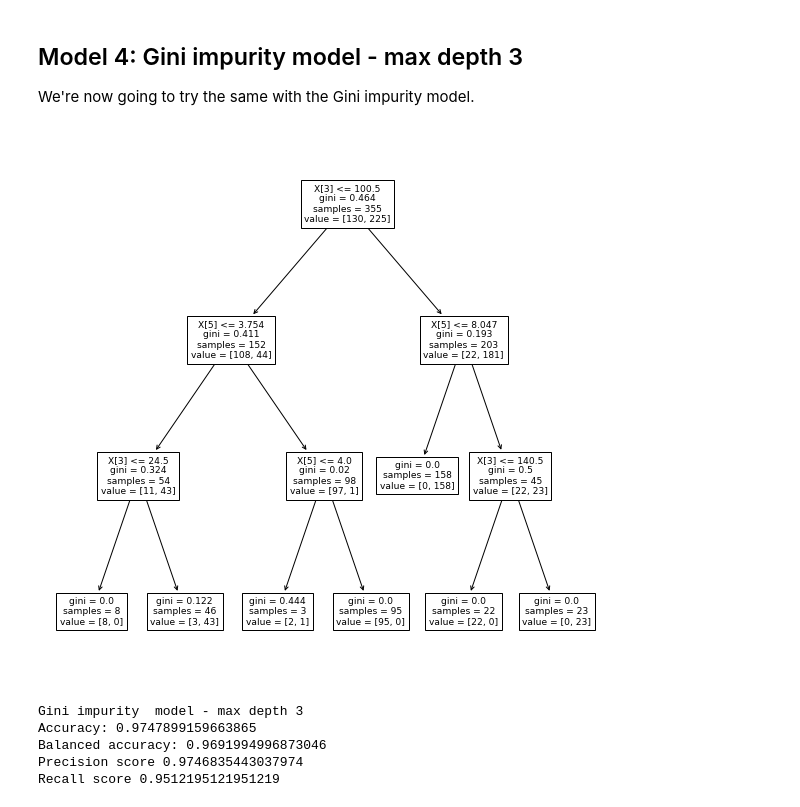
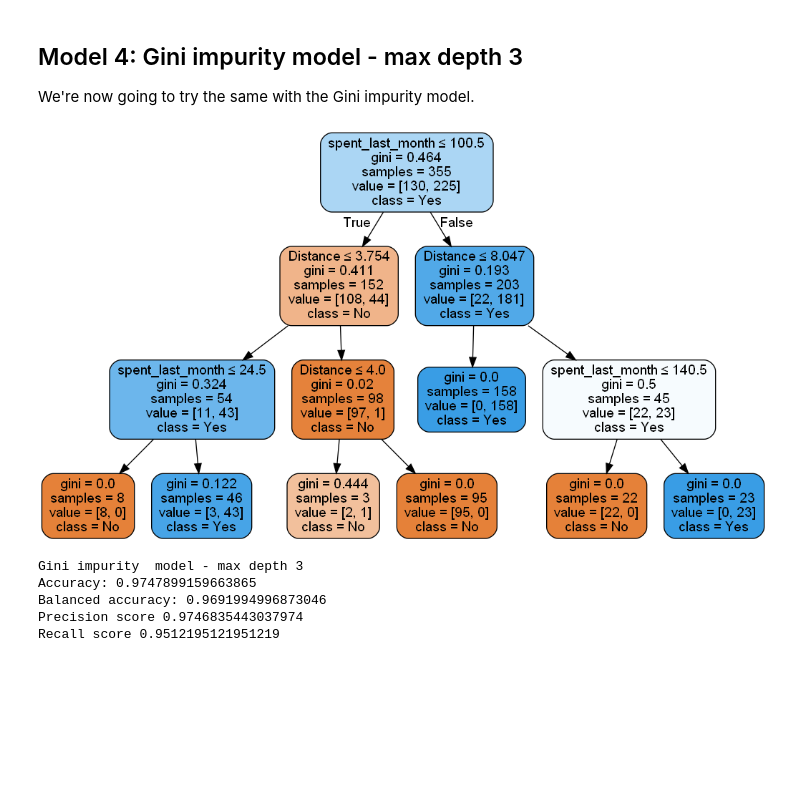
Before and after one commit to Pandeming/Springboard_London_Housing, a Jupyter notebook: 08 RR Coffee Case Study - Tier 3.ipynb, the cells around one changed output. Saved outputs shown, nothing was run; the diff lists cells and outputs as text; code cells hidden in the pictures; blank space fills up the shorter version.

```diff
--- a/08 RR Coffee Case Study - Tier 3.ipynb
+++ b/08 RR Coffee Case Study - Tier 3.ipynb
@@ -495,13 +510,19 @@ gini_model2 = tree.DecisionTreeClassifier(max_depth=3)
 # Do the fit, predict, and series transformations as before.
 gini_model2.fit(Xtrain, ytrain)
 y_pred = pd.Series(gini_model2.predict(Xtest))
-# %%
-#dot_data = StringIO()
-# Alternatively for class_names use gini_model2.classes_
-plt.figure(figsize=(10, 10))
-tree.plot_tree(gini_model2);
-# %% [output]
-[figure, removed]
+# %%
+#dot_data = StringIO()
+# Alternatively for class_names use gini_model2.classes_
+dot_data = StringIO()
+
+tree.export_graphviz(gini_model2, out_file=dot_data,
+                filled=True, rounded=True,
+                special_characters=True, feature_names=Xtrain.columns,class_names = gini_model2.classes_)
+
+graph = pydotplus.graph_from_dot_data(dot_data.getvalue())
+Image(graph.create_png())
+# %% [output]
+[figure, added]
 # %%
 print("Gini impurity  model - max depth 3")
 print("Accuracy:", metrics.accuracy_score(ytest,y_pred))
```
Also changed, not shown: parts of 8 cells of this notebook.
